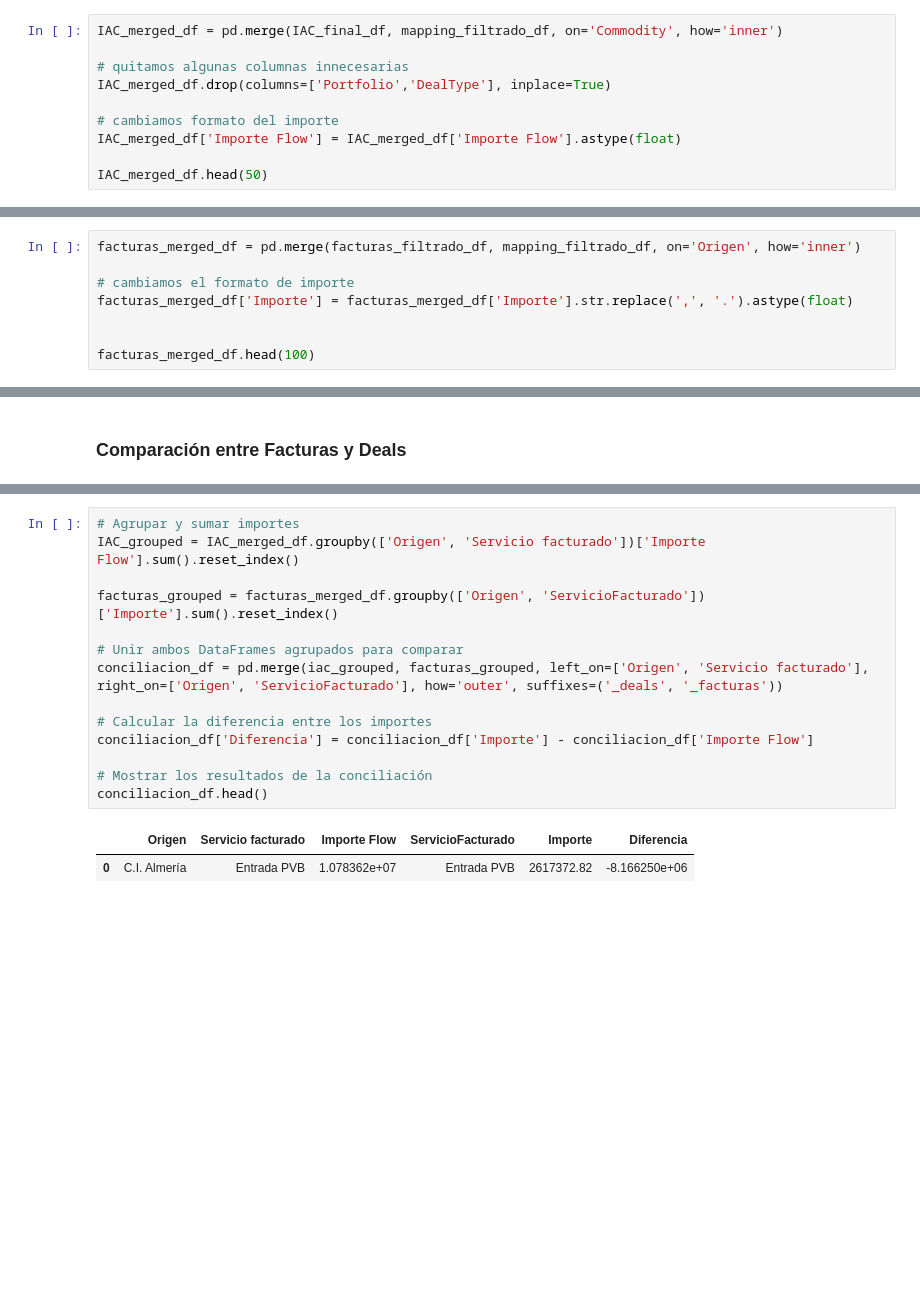
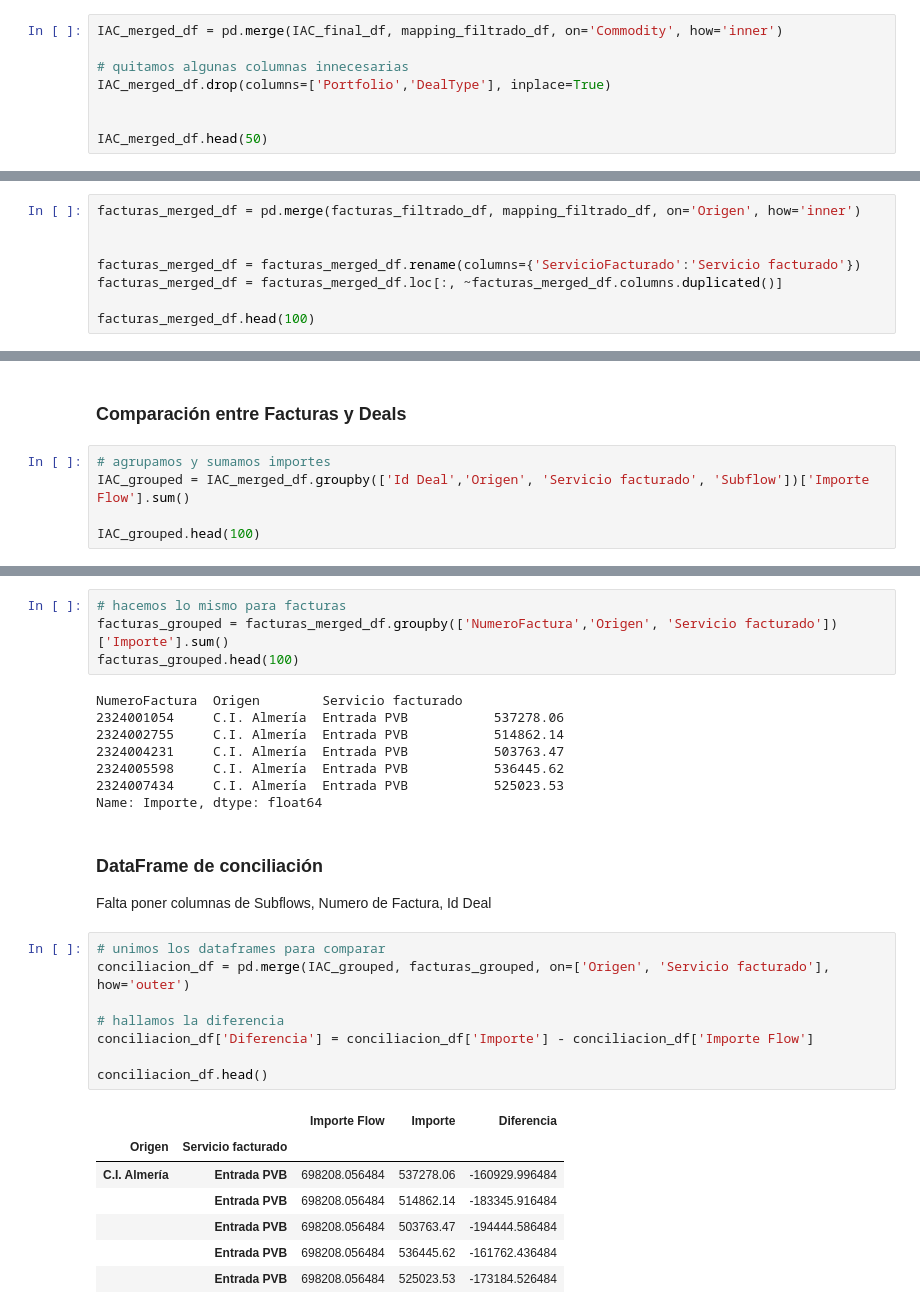
Before and after one commit to kikekzm/Data-Projects, a Jupyter notebook: ENGIE-Caso/Caso-Engie-Tips.ipynb, the cells around one changed output, grey strips where cells are left out. Drawn from its saved outputs; the diff is of its cells as text; blank space fills up the shorter version.

```diff
--- a/ENGIE-Caso/Caso-Engie-Tips.ipynb
+++ b/ENGIE-Caso/Caso-Engie-Tips.ipynb
@@ -201,8 +208,6 @@ IAC_merged_df = pd.merge(IAC_final_df, mapping_filtrado_df, on='Commodity', how=
 # quitamos algunas columnas innecesarias
 IAC_merged_df.drop(columns=['Portfolio','DealType'], inplace=True)
 
-# cambiamos formato del importe
-IAC_merged_df['Importe Flow'] = IAC_merged_df['Importe Flow'].astype(float)
 
 IAC_merged_df.head(50)
 # %% [output]
@@ -229,9 +234,9 @@ En este caso nos vale bien con Origen, o bien con Servicio Facturado.
 # %%
 facturas_merged_df = pd.merge(facturas_filtrado_df, mapping_filtrado_df, on='Origen', how='inner')
 
-# cambiamos el formato de importe
-facturas_merged_df['Importe'] = facturas_merged_df['Importe'].str.replace(',', '.').astype(float)
 
+facturas_merged_df = facturas_merged_df.rename(columns={'ServicioFacturado':'Servicio facturado'})
+facturas_merged_df = facturas_merged_df.loc[:, ~facturas_merged_df.columns.duplicated()]
 
 facturas_merged_df.head(100)
 # %% [output]
@@ -250,3 +255,8 @@ Mapping y Facturas comparten *Origen* y *Servicio Facturado*
 Vemos la cantidad según Facturas, la cantidad según Deals, y hacemos la diferencia
 # %% [markdown]
 ### Comparación entre Facturas y Deals
+# %%
+# agrupamos y sumamos importes
+IAC_grouped = IAC_merged_df.groupby(['Id Deal','Origen', 'Servicio facturado', 'Subflow'])['Importe Flow'].sum()
+
+IAC_grouped.head(100)
@@ -253,17 +270,31 @@ Vemos la cantidad según Facturas, la cantidad según Deals, y hacemos la difere
+# %%
+# hacemos lo mismo para facturas
+facturas_grouped = facturas_merged_df.groupby(['NumeroFactura','Origen', 'Servicio facturado'])['Importe'].sum()
+facturas_grouped.head(100)
+# %% [output]
+NumeroFactura  Origen        Servicio facturado
+2324001054     C.I. Almería  Entrada PVB           537278.06
+2324002755     C.I. Almería  Entrada PVB           514862.14
+2324004231     C.I. Almería  Entrada PVB           503763.47
+2324005598     C.I. Almería  Entrada PVB           536445.62
+2324007434     C.I. Almería  Entrada PVB           525023.53
+Name: Importe, dtype: float64
+# %% [markdown]
+### DataFrame de conciliación
+Falta poner columnas de Subflows, Numero de Factura, Id Deal
 # %%
-# Agrupar y sumar importes
-IAC_grouped = IAC_merged_df.groupby(['Origen', 'Servicio facturado'])['Importe Flow'].sum().reset_index()
+# unimos los dataframes para comparar
+conciliacion_df = pd.merge(IAC_grouped, facturas_grouped, on=['Origen', 'Servicio facturado'], how='outer')
 
-facturas_grouped = facturas_merged_df.groupby(['Origen', 'ServicioFacturado'])['Importe'].sum().reset_index()
-
-# Unir ambos DataFrames agrupados para comparar
-conciliacion_df = pd.merge(iac_grouped, facturas_grouped, left_on=['Origen', 'Servicio facturado'], right_on=['Origen', 'ServicioFacturado'], how='outer', suffixes=('_deals', '_facturas'))
-
-# Calcular la diferencia entre los importes
+# hallamos la diferencia
 conciliacion_df['Diferencia'] = conciliacion_df['Importe'] - conciliacion_df['Importe Flow']
 
-# Mostrar los resultados de la conciliación
 conciliacion_df.head()
 # %% [output]
-|  | Origen | Servicio facturado | Importe Flow | ServicioFacturado | Importe | Diferencia |
-| 0 | C.I. Almería | Entrada PVB | 1.078362e+07 | Entrada PVB | 2617372.82 | -8.166250e+06 |
+|  |  | Importe Flow | Importe | Diferencia |
+| Origen | Servicio facturado |  |  |  |
+| C.I. Almería | Entrada PVB | 698208.056484 | 537278.06 | -160929.996484 |
+|  | Entrada PVB | 698208.056484 | 514862.14 | -183345.916484 |
+|  | Entrada PVB | 698208.056484 | 503763.47 | -194444.586484 |
+|  | Entrada PVB | 698208.056484 | 536445.62 | -161762.436484 |
+|  | Entrada PVB | 698208.056484 | 525023.53 | -173184.526484 |
```
Also changed, not shown: parts of 5 cells of this notebook.
